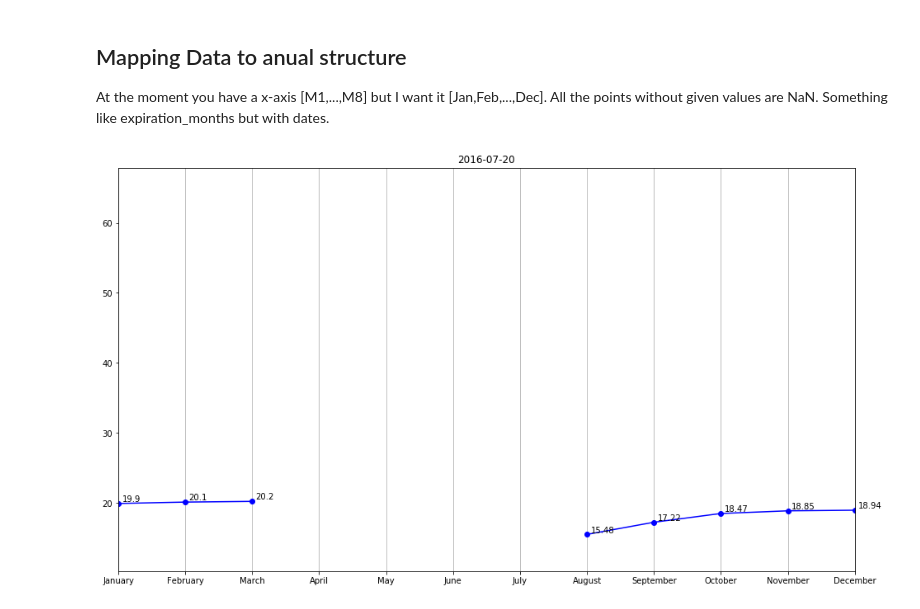
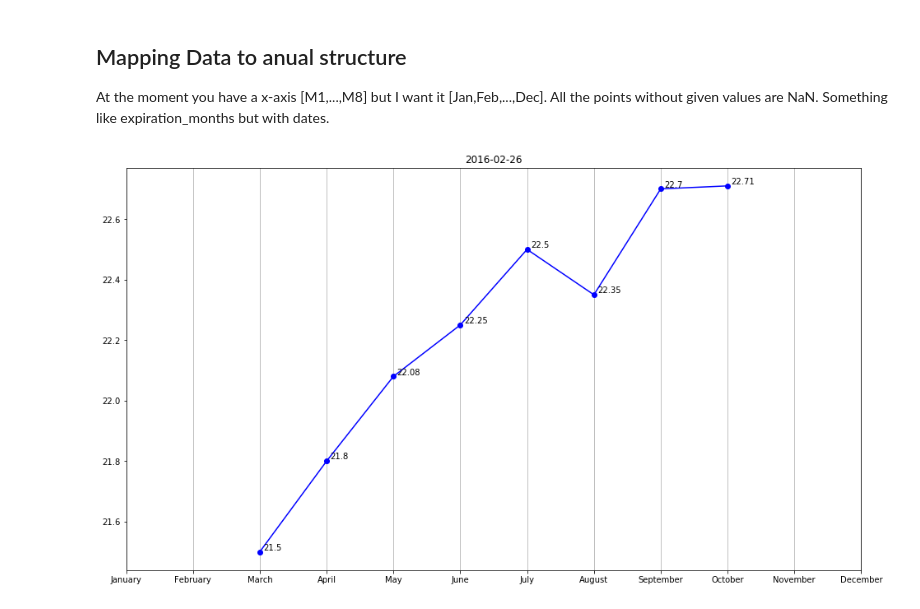
Before and after one commit to leyhline/vix-term-structure, a Jupyter notebook: overview.ipynb, the cells around one changed output. Cells and saved outputs as stored; diff of their text form; code cells hidden in the pictures.

```diff
--- a/overview.ipynb
+++ b/overview.ipynb
@@ -95,32 +95,32 @@ def plot_xm_year(index, scale=None, save=False):
     x = data.rename(month_to_x).index.values
     y = data.values
     global xm_symbols
     months = xm_symbols.iloc[index].dropna().map(symbol_to_month).map(month_to_x)
     months_increasing = all(months[i] < months[i+1] for i in range(len(months) - 1))
     plt.figure(figsize=(16,9))
     if months_increasing:
         plt.plot(x, y, "-ob")
     else:
         splitindex = len(months) - months.values.argmin()
         plt.plot(x[:splitindex], y[:splitindex], "-ob")
         plt.plot(x[splitindex:], y[splitindex:], "-ob")
     plt.xticks(np.arange(12), xm_year.columns)
     if scale:
         y_min = xm_year.min().min()
         y_max = xm_year.max().max()
         plt.ylim(y_min, y_max)
     plt.xlim(0, 11)
     ydiff = plt.ylim()[1] - plt.ylim()[0]
     xdiff = plt.xlim()[1] - plt.xlim()[0]
     for idx, idy in zip(x, y):
         plt.text(idx + xdiff/200, idy + ydiff/200, idy)
     plt.grid(axis="x")
     plt.title(xm_year.iloc[index].name.date())
     if save:
         plt.savefig("img_annual_structure/{:04d}.png".format(index))
         plt.close()
     else:
         plt.show()
-plot_xm_year(3100, scale=True)
+plot_xm_year(3000)
 # %% [output]
-[figure, old version]
+[figure, new version]
```
Also changed, not shown: parts of 5 cells of this notebook, 1 other file.
